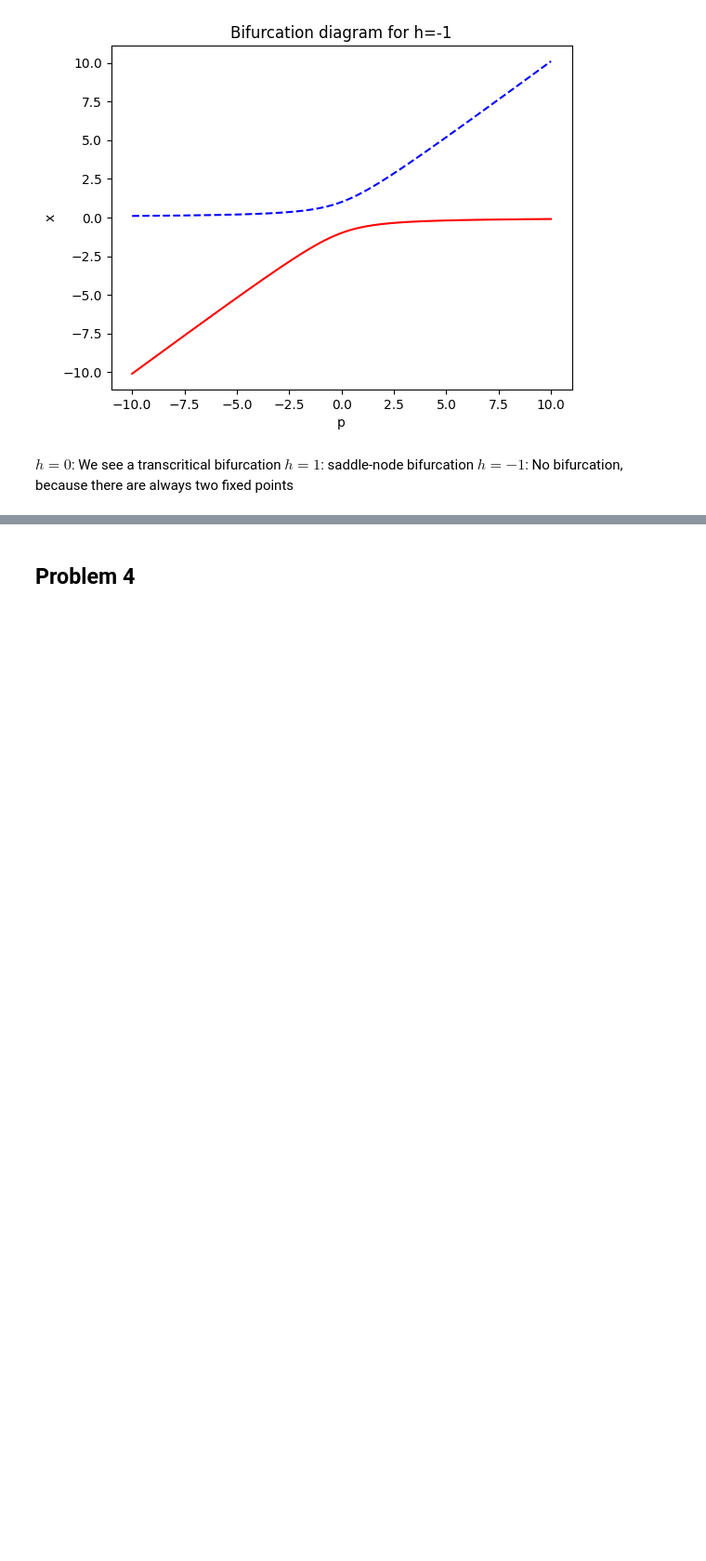
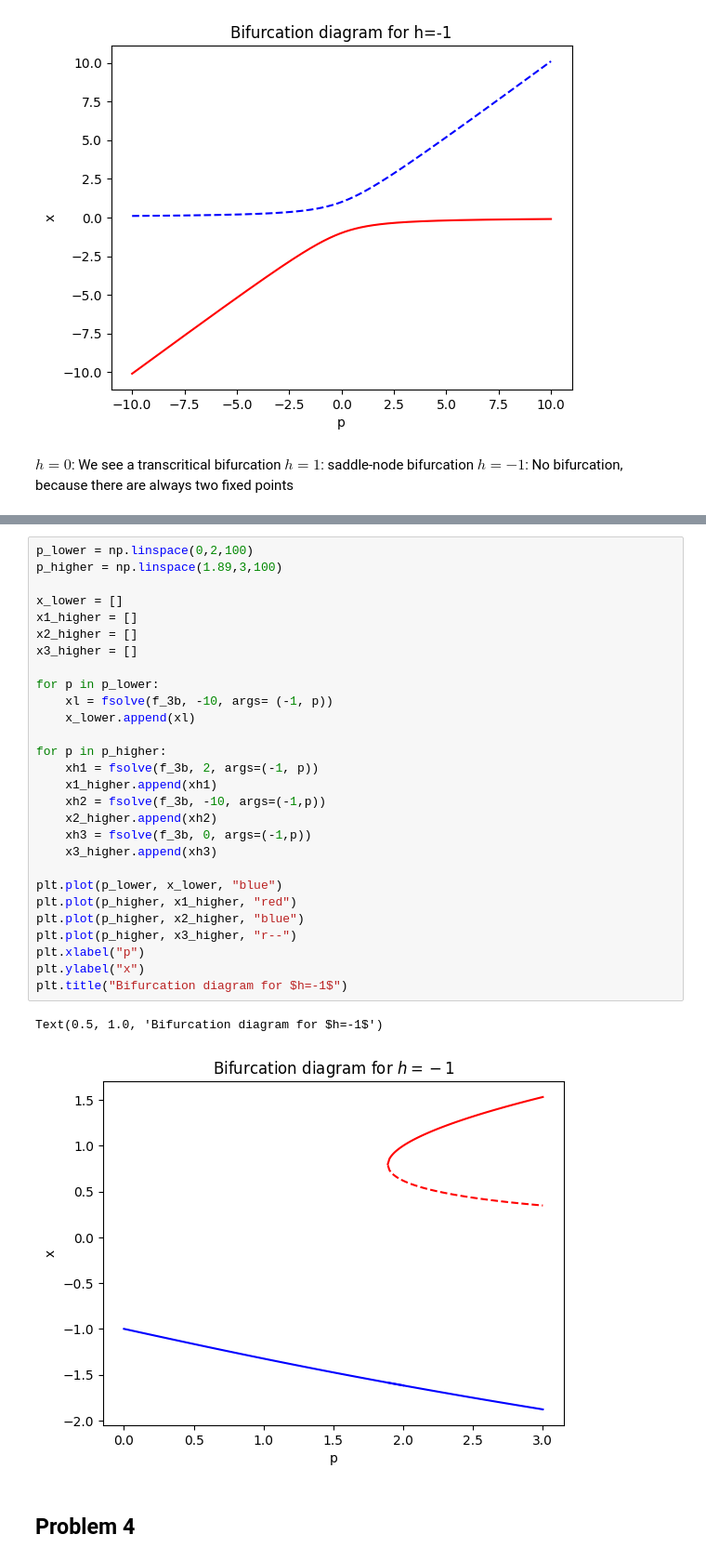
Before and after one commit to corinnawegner/Physics_of_complex_systems, a Jupyter notebook: Assignment 3/Assignment_3_Corinna_Wegner.ipynb, the cells around one changed output, grey strips where cells are left out. Shown at 93% size. Cells and saved outputs as stored; diff of their text form; blank space fills up the shorter version.

```diff
--- a/Assignment 3/Assignment_3_Corinna_Wegner.ipynb
+++ b/Assignment 3/Assignment_3_Corinna_Wegner.ipynb
@@ -201,3 +215,34 @@ Text(0.5, 1.0, 'Bifurcation diagram for h=1')
+# %%
+p_lower = np.linspace(0,2,100)
+p_higher = np.linspace(1.89,3,100)
+
+x_lower = []
+x1_higher = []
+x2_higher = []
+x3_higher = []
+
+for p in p_lower:
+    xl = fsolve(f_3b, -10, args= (-1, p))
+    x_lower.append(xl)
+
+for p in p_higher:
+    xh1 = fsolve(f_3b, 2, args=(-1, p))
+    x1_higher.append(xh1)
+    xh2 = fsolve(f_3b, -10, args=(-1,p))
+    x2_higher.append(xh2)
+    xh3 = fsolve(f_3b, 0, args=(-1,p))
+    x3_higher.append(xh3)
+
+plt.plot(p_lower, x_lower, "blue")
+plt.plot(p_higher, x1_higher, "red")
+plt.plot(p_higher, x2_higher, "blue")
+plt.plot(p_higher, x3_higher, "r--")
+plt.xlabel("p")
+plt.ylabel("x")
+plt.title("Bifurcation diagram for $h=-1$")
+# %% [output]
+Text(0.5, 1.0, 'Bifurcation diagram for $h=-1$')
+[figure, added]
 # %% [markdown]
 ## Problem 4
 # %%
```
Also changed, not shown: parts of 4 cells of this notebook.
